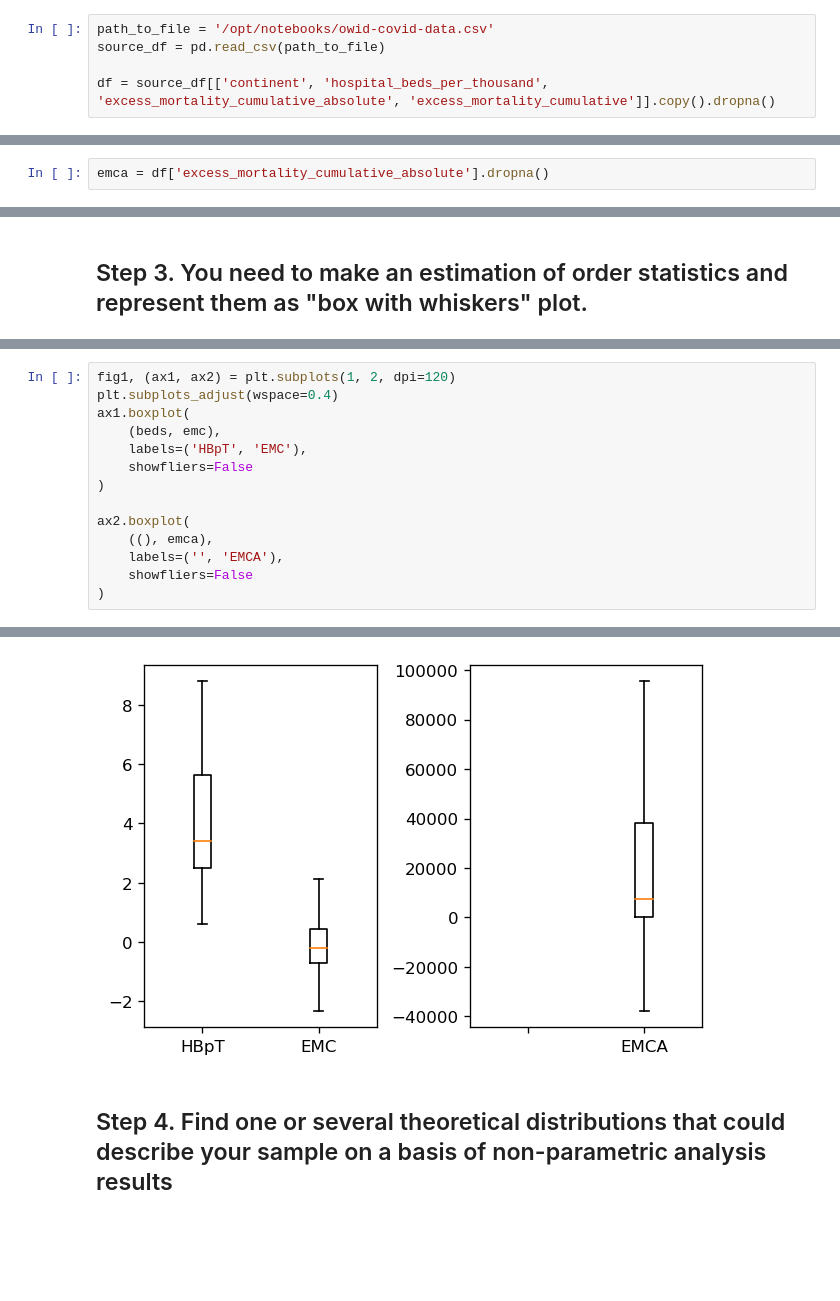
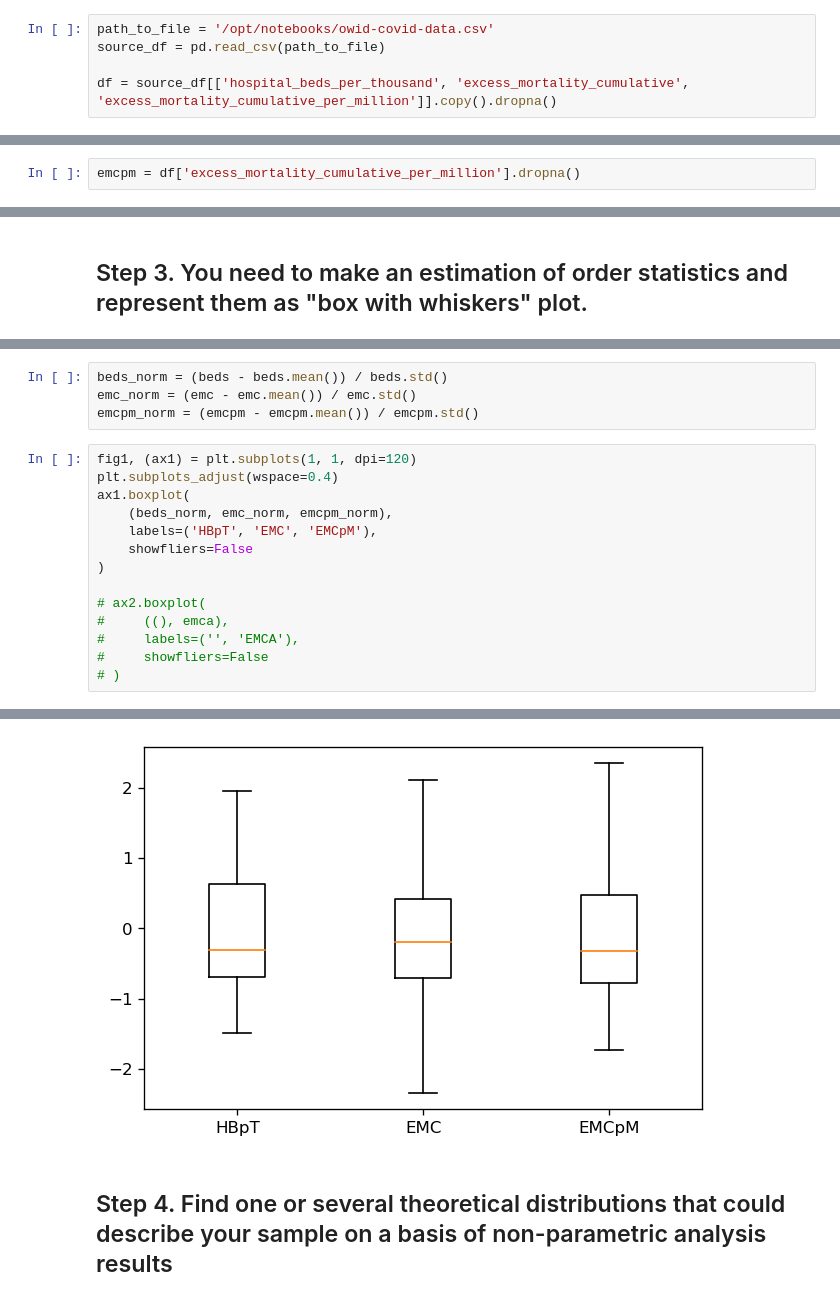
Before and after one commit to D3lph1/methods-and-models-for-multivariate-data-analysis, a Jupyter notebook: 1/notebook.ipynb, the cells around one changed output, grey strips where cells are left out. Drawn from its saved outputs; the diff is of its cells as text; blank space fills up the shorter version.

```diff
--- a/1/notebook.ipynb
+++ b/1/notebook.ipynb
@@ -14,7 +18,7 @@ from IPython.display import display, Math
 path_to_file = '/opt/notebooks/owid-covid-data.csv'
 source_df = pd.read_csv(path_to_file)
 
-df = source_df[['continent', 'hospital_beds_per_thousand', 'excess_mortality_cumulative_absolute', 'excess_mortality_cumulative']].copy().dropna()
+df = source_df[['hospital_beds_per_thousand', 'excess_mortality_cumulative', 'excess_mortality_cumulative_per_million']].copy().dropna()
 # %%
 df.head(5)
 # %% [output]
@@ -57,3 +52,3 @@ kernel_density_estimation(beds, 15)
 # %%
-emca = df['excess_mortality_cumulative_absolute'].dropna()
+emcpm = df['excess_mortality_cumulative_per_million'].dropna()
 # %%
@@ -88,16 +83,20 @@ pd.DataFrame(
+# %%
+beds_norm = (beds - beds.mean()) / beds.std()
+emc_norm = (emc - emc.mean()) / emc.std()
+emcpm_norm = (emcpm - emcpm.mean()) / emcpm.std()
 # %%
-fig1, (ax1, ax2) = plt.subplots(1, 2, dpi=120)
+fig1, (ax1) = plt.subplots(1, 1, dpi=120)
 plt.subplots_adjust(wspace=0.4)
 ax1.boxplot(
-    (beds, emc),
-    labels=('HBpT', 'EMC'),
+    (beds_norm, emc_norm, emcpm_norm),
+    labels=('HBpT', 'EMC', 'EMCpM'),
     showfliers=False
 )
 
-ax2.boxplot(
-    ((), emca),
-    labels=('', 'EMCA'),
-    showfliers=False
-)
+# ax2.boxplot(
+#     ((), emca),
+#     labels=('', 'EMCA'),
+#     showfliers=False
+# )
 # %% [output]
 {'whiskers': [<matplotlib.lines.Line2D at 0x...>,
@@ -114,7 +119,7 @@ ax2.boxplot(
   <matplotlib.lines.Line2D at 0x...>],
  'fliers': [],
  'means': []}
-[figure, old version]
+[figure, new version]
 # %% [markdown]
 ## Step 4. Find one or several theoretical distributions that could describe your sample on a basis of non-parametric analysis results
 # %% [markdown]
```
Also changed, not shown: parts of 75 cells of this notebook.
